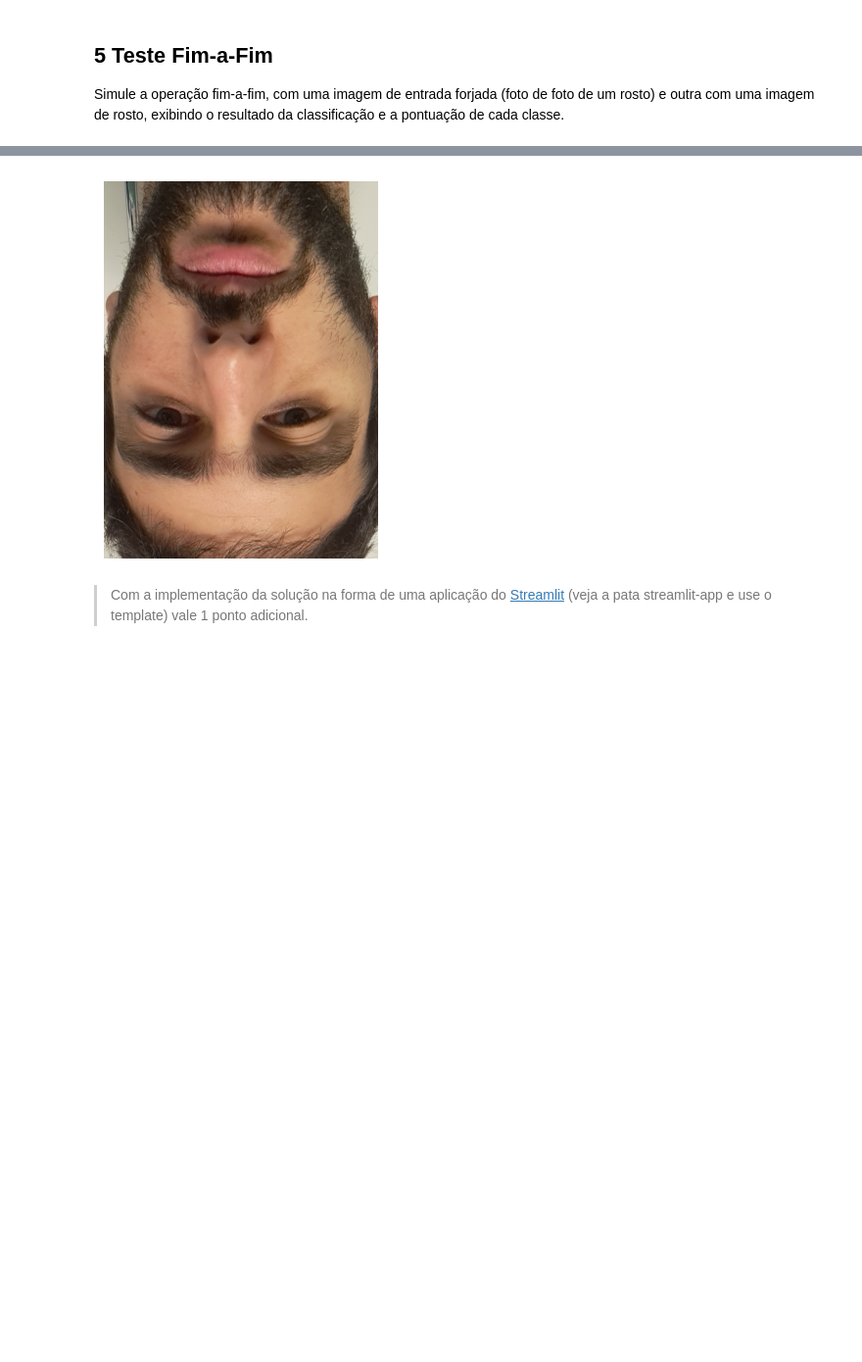
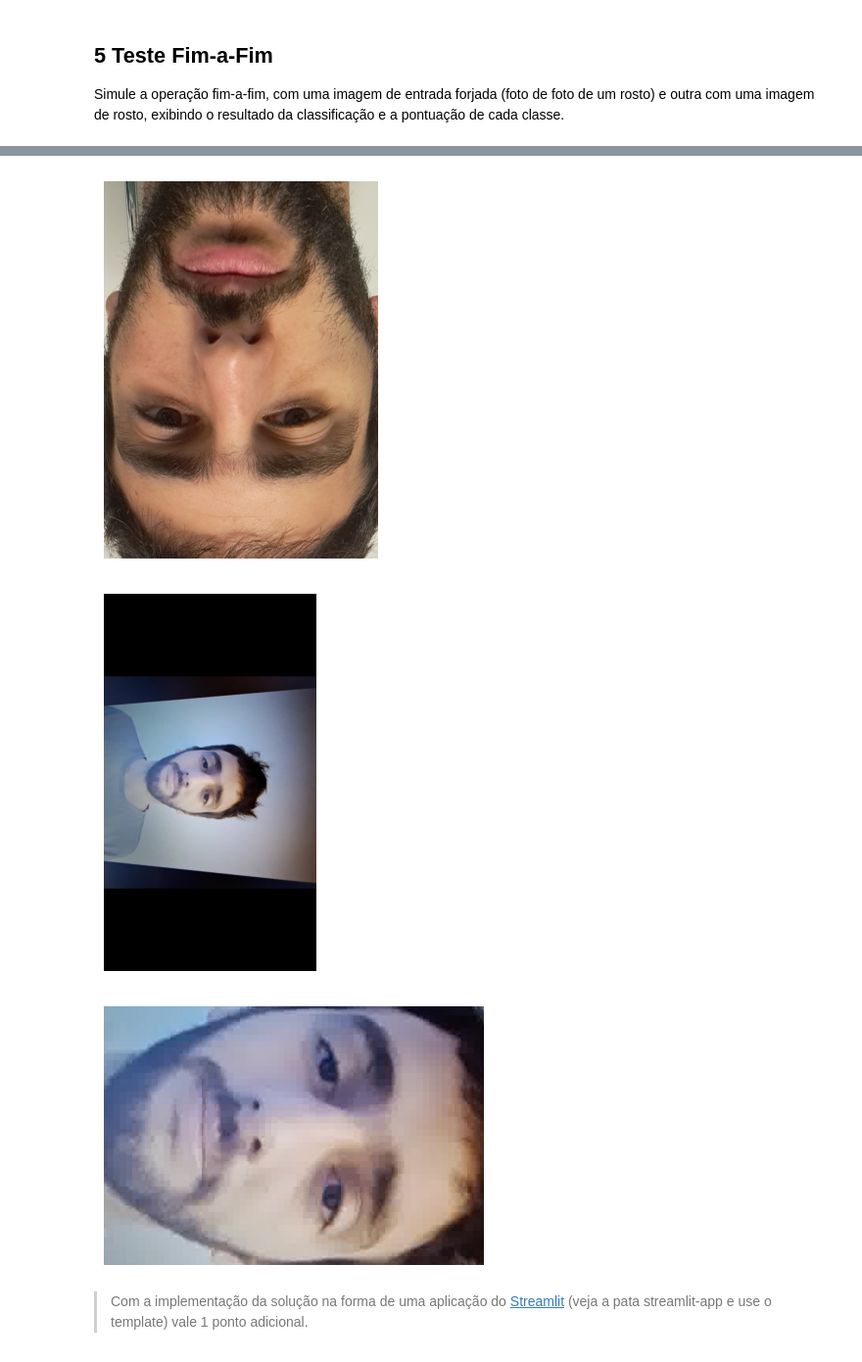
Before and after one commit to Bertimaz/fiap-cognitive-enviroment-liveness, a Jupyter notebook: deteccao-liveness-notebook.ipynb, the cells around one changed output, grey strips where cells are left out. Shown at 98% size. Cells and saved outputs as stored; diff of their text form; code cells hidden in the pictures; blank space fills up the shorter version.

```diff
--- a/deteccao-liveness-notebook.ipynb
+++ b/deteccao-liveness-notebook.ipynb
@@ -238,11 +255,11 @@ labels = to_categorical(labels, 2)
 # partition the data into training and testing splits using 75% of
 # the data for training and the remaining 25% for testing
 (trainX, testX, trainY, testY) = train_test_split(data, labels,
-	test_size=0.25, random_state=42)
+	test_size=0.25, random_state=42,stratify=labels)
 # %%
 INIT_LR=1e-4
 BS=8
-EPOCHS=50
+EPOCHS=30
 
 
 
@@ -375,7 +398,7 @@ import io
 model=tf.keras.models.load_model('modelos/fraud_detector_v01.keras')
 
 file_paths=[r'C:\Users\alber\Documents\Projetos - Dados\fiap_cognitive_enviroment_liveness\dados\deteccaoLiveness\teste\imposter.jpg',
-            r'C:\Users\alber\Documents\Projetos - Dados\fiap_cognitive_enviroment_liveness\dados\deteccaoLiveness\teste\client.jpg']
+            r'C:\Users\alber\Documents\Projetos - Dados\fiap_cognitive_enviroment_liveness\dados\deteccaoLiveness\teste\temp2.jpg']
 data=[]
 
 for file_path in file_paths:
@@ -431,7 +456,9 @@ Imagem é verdadeira. Prob = 0.9999985694885254
 [figure]
 [figure]
 [figure]
 [figure]
+[figure, added]
+[figure, added]
 # %% [markdown]
 >Com a implementação da solução na forma de uma aplicação do [Streamlit](https://www.streamlit.io/) (veja a pata streamlit-app e use o template) vale 1 ponto adicional.
 # %% [markdown]
```
Also changed, not shown: parts of 16 cells of this notebook.
